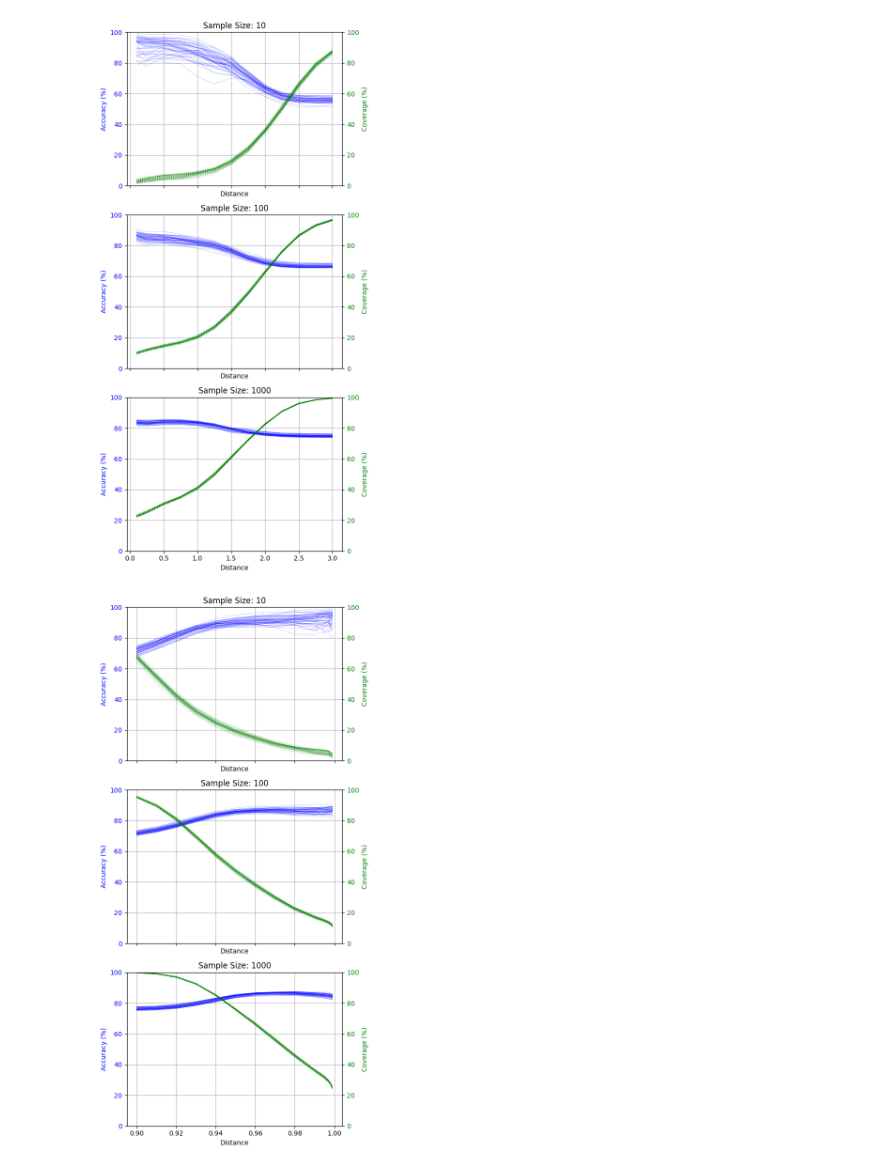
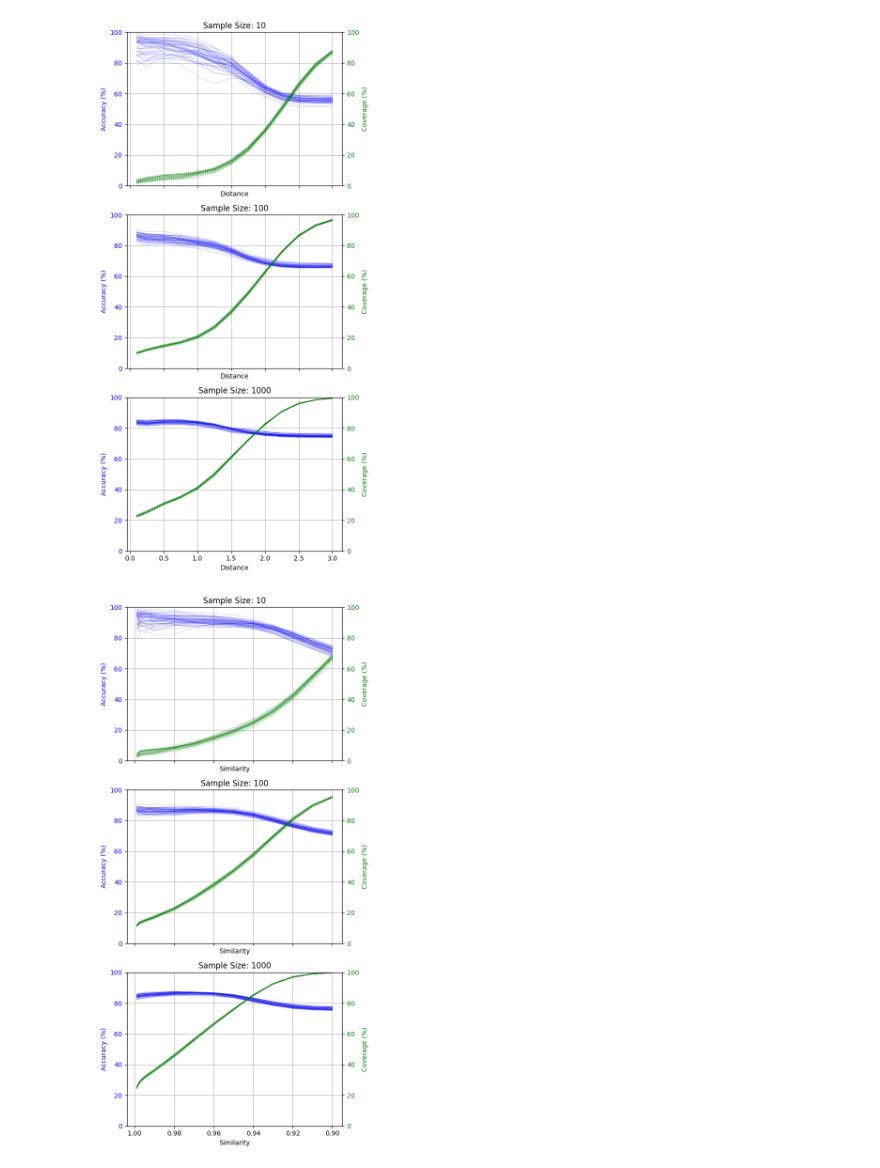
Before and after one commit to elliev7/partiii_research_project, a Jupyter notebook: fingerprinting/all_classes.ipynb, the cells around one changed output. Drawn from its saved outputs; the diff is of its cells as text; code cells hidden in the pictures.

```diff
--- a/fingerprinting/all_classes.ipynb
+++ b/fingerprinting/all_classes.ipynb
@@ -118,6 +118,6 @@ plot_results_by_sample_size_splits(coverage_results_embeddings_splits, accuracy_
 [figure]
 # %%
 coverage_results_embeddings_cosine_splits, accuracy_results_embeddings_cosine_splits = extract_results_splits(vectors_embeddings, labels_embeddings, train_test_splits, 'cosine', 'similarity', samples, similarities)
-plot_results_by_sample_size_splits(coverage_results_embeddings_cosine_splits, accuracy_results_embeddings_cosine_splits, samples, similarities)
+plot_results_splits(coverage_results_embeddings_cosine_splits, accuracy_results_embeddings_cosine_splits, samples, similarities, reverse=True)
 # %% [output]
-[figure, old version]
+[figure, new version]
```
Also changed, not shown: parts of 6 cells of this notebook, 3 other files.
